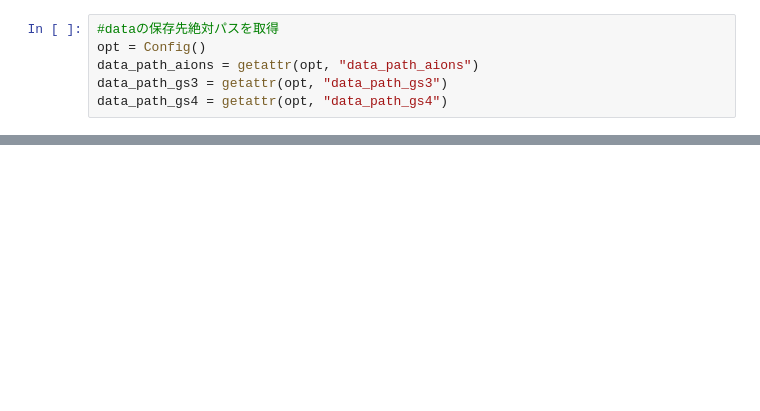
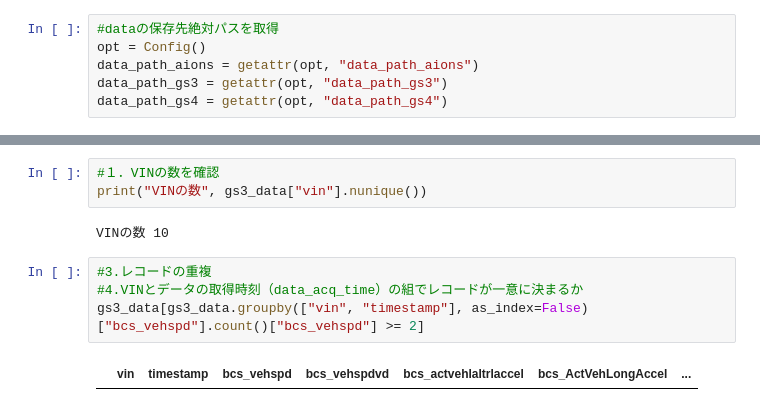
Before and after one commit to gaosi19861123/for_chen, a Jupyter notebook: データ抽出.ipynb, the cells around one changed output, grey strips where cells are left out. Saved outputs shown, nothing was run; the diff lists cells and outputs as text; blank space fills up the shorter version.

```diff
--- a/データ抽出.ipynb
+++ b/データ抽出.ipynb
@@ -61,2 +96,13 @@ gs4_data = readtable(data_path_gs4, headerpath="gs4_head.txt") #gs4の車デー
     <p></p>
 </body>
+# %%
+#１．VINの数を確認
+print("VINの数", gs3_data["vin"].nunique())
+# %% [output]
+VINの数 10
+# %%
+#3.レコードの重複
+#4.VINとデータの取得時刻（data_acq_time）の組でレコードが一意に決まるか
+gs3_data[gs3_data.groupby(["vin", "timestamp"], as_index=False)["bcs_vehspd"].count()["bcs_vehspd"] >= 2]
+# %% [output]
+|  | vin | timestamp | bcs_vehspd | bcs_vehspdvd | bcs_actvehlaltrlaccel | bcs_ActVehLongAccel | ... |
```
Also changed, not shown: parts of 15 cells of this notebook.
